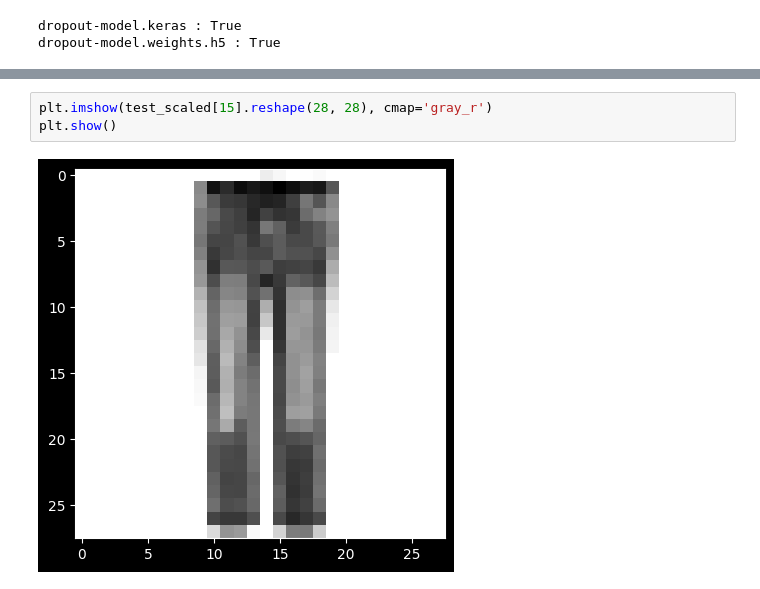
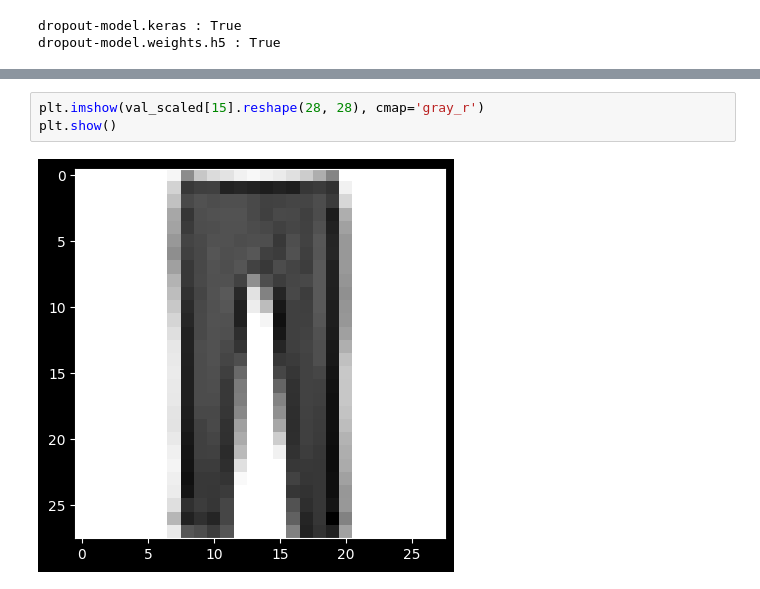
Before and after one commit to ejjang2030/AI_26, a Jupyter notebook: test.ipynb, the cells around one changed output, grey strips where cells are left out. Drawn from its saved outputs; the diff is of its cells as text.

Commit message:
test 내용 수정

```diff
--- a/test.ipynb
+++ b/test.ipynb
@@ -167,5 +167,5 @@ loaded_dropout_model.evaluate(val_scaled, val_target)
 # %%
-plt.imshow(test_scaled[15].reshape(28, 28), cmap='gray_r')
+plt.imshow(val_scaled[15].reshape(28, 28), cmap='gray_r')
 plt.show()
 # %% [output]
-[figure, old version]
+[figure, new version]
```
Also changed, not shown: parts of 1 cell of this notebook.
